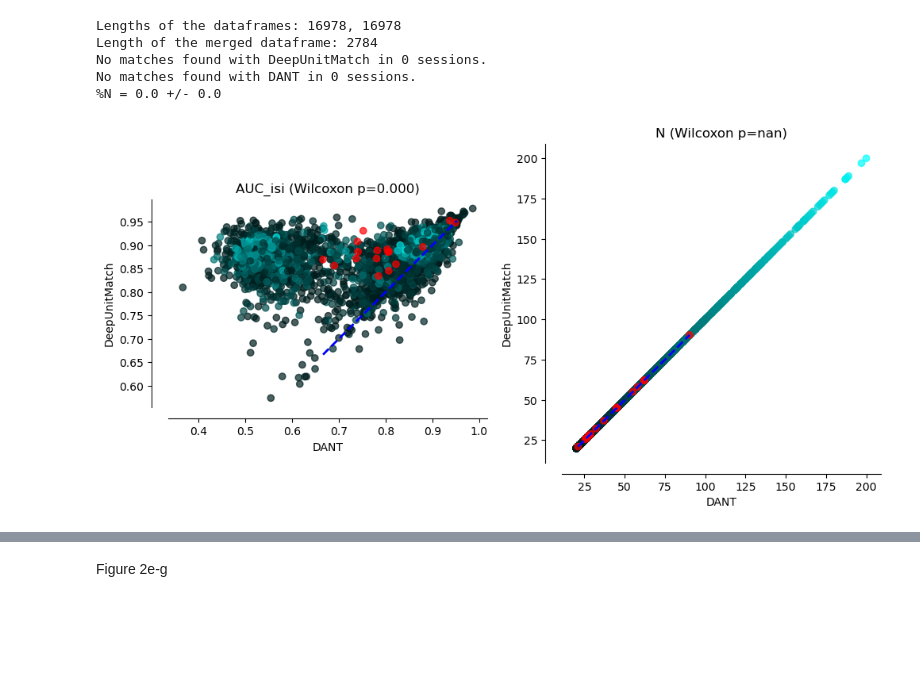
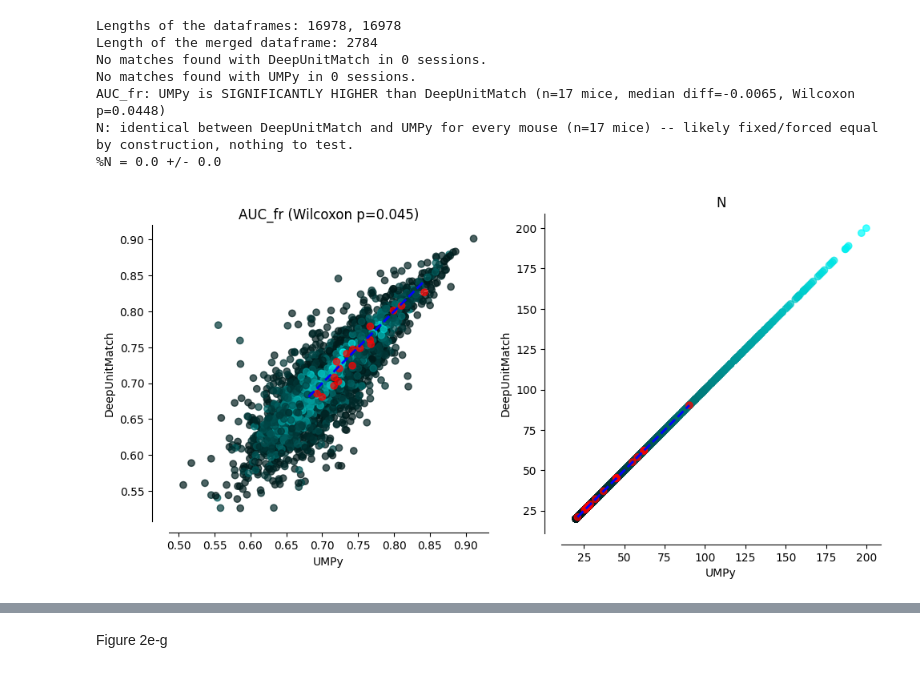
Before and after one commit to EnnyvanBeest/UnitMatch, a Jupyter notebook: UnitMatchPy/PaperAnalyses/figure2.ipynb, the cells around one changed output, grey strips where cells are left out. Saved outputs shown, nothing was run; the diff lists cells and outputs as text; code cells hidden in the pictures; blank space fills up the shorter version.

Commit message:
testing
Fixed _N like fast_testing
figure 2 random tests + CI band

```diff
--- a/UnitMatchPy/PaperAnalyses/figure2.ipynb
+++ b/UnitMatchPy/PaperAnalyses/figure2.ipynb
@@ -26,10 +26,10 @@ else:
     results_dir = RESULTS_DIR
 
 model1 = "DeepUnitMatch"
-# model2 = "UMPy"
+model2 = "UMPy"
 # model2 = 'EMD'
 # model2 = "DANT_no_functional"
-model2 = "DANT"
+#model2 = "DANT"
 # model2 = "n_output=256_after_ae_and_finetune"
 # model2 = "DUM_untrained"
 
@@ -57,9 +57,9 @@ print(f"No matches found with {model2} in {n_2} sessions.")
 # Take the mean AUC, recall, n and precision over each location for summary plots
 # which_metric = 'AUC_refpop_DeepUnitMatch'
 # which_metric = 'AUC_refpop_model'
-which_metric = 'AUC_isi'
+# which_metric = 'AUC_isi'
 # which_metric = 'AUC_natim'
-# which_metric = 'AUC_fr'
+which_metric = 'AUC_fr'
 # which_metric = 'AUC_isi_cv'
 # which_metric = 'Mean_score_isi'
 # which_metric = 'Mean_score_refpop'
@@ -93,6 +93,35 @@ mouse_to_color = {
 AUCs['colour'] = ['r' for m in AUCs['mouse']]
 # AUCs["colour"] = AUCs["mouse"].map(lambda m: mouse_to_color[m])
 
+def report_significance(vals1, vals2, label1, label2, metric_name, alpha=0.05):
+    """Paired Wilcoxon signed-rank test across mice, plus a plain-English verdict
+    on which model is significantly better (by median paired difference)."""
+    v1, v2 = np.asarray(vals1, dtype=float), np.asarray(vals2, dtype=float)
+    mask = ~np.isnan(v1) & ~np.isnan(v2)
+    diffs = v1[mask] - v2[mask]
+    median_diff = np.median(diffs) if len(diffs) else np.nan
+
+    if len(diffs) == 0:
+        print(f"{metric_name}: no paired data to test.")
+        return None
+    if np.all(diffs == 0):
+        # Wilcoxon is undefined when every paired difference is exactly zero
+        # (e.g. N here is forced equal between models by the fixed_N pipeline).
+        print(f"{metric_name}: identical between {label1} and {label2} for every mouse "
+              f"(n={mask.sum()} mice) -- likely fixed/forced equal by construction, "
+              f"nothing to test.")
+        return None
+
+    result = wilcoxon(diffs)
+    if result.pvalue < alpha:
+        better, worse = (label1, label2) if median_diff > 0 else (label2, label1)
+        verdict = f"{better} is SIGNIFICANTLY HIGHER than {worse}"
+    else:
+        verdict = f"no significant difference between {label1} and {label2}"
+    print(f"{metric_name}: {verdict} "
+          f"(n={mask.sum()} mice, median diff={median_diff:+.4f}, Wilcoxon p={result.pvalue:.4f})")
+    return result
+
 fig, axs = plt.subplots(1, 2, figsize=(10, 5))
 
 rgb = np.column_stack([
@@ -105,44 +134,46 @@ rgb = np.column_stack([
 ax = axs[0]
 ax.scatter(merged[which_metric + "_2"], merged[which_metric], alpha=0.7, c=rgb)
 ax.scatter(AUCs["model2"], AUCs["model1"], alpha=0.7, c=AUCs["colour"])
-wilcoxon_result = wilcoxon(AUCs["model1"], AUCs["model2"], nan_policy="omit")
+wilcoxon_result = report_significance(AUCs["model1"], AUCs["model2"], model1, model2, which_metric)
 lims = [np.nanmin(np.concatenate((AUCs["model1"].values, AUCs["model2"].values))), np.nanmax(np.concatenate((AUCs["model1"].values, AUCs["model2"].values)))]
 ax.plot(lims, lims, "b--", lw=2)
 ax.grid()
 ax.set_aspect("equal")
 ax.set(xlabel=model2, ylabel=model1, title="AUC")
-ax.set_title(f"{which_metric} (Wilcoxon p={wilcoxon_result.pvalue:.3f})")
+ax.set_title(f"{which_metric} (Wilcoxon p={wilcoxon_result.pvalue:.3f})" if wilcoxon_result is not None else which_metric)
 
 ax = axs[1]
 ax.scatter(merged["N_2"], merged["N"], alpha=0.7, c=rgb)
 ax.scatter(Ns["model2"], Ns["model1"], alpha=0.7, c=AUCs["colour"])
-wilcoxon_result = wilcoxon(Ns["model1"], Ns["model2"], nan_policy="omit")
+wilcoxon_result = report_significance(Ns["model1"], Ns["model2"], model1, model2, "N")
 lims = [np.nanmin(np.concatenate((Ns["model1"].values, Ns["model2"].values))), np.nanmax(np.concatenate((Ns["model1"].values, Ns["model2"].values)))]
 ax.plot(lims, lims, "b--", lw=2)
 # ax.set_ylim(lims)
 # ax.set_xlim(lims)
 ax.grid()
 ax.set_aspect("equal")
 ax.set(xlabel=model2, ylabel=model1, title="N")
-ax.set_title(f"N (Wilcoxon p={wilcoxon_result.pvalue:.3f})")
+ax.set_title(f"N (Wilcoxon p={wilcoxon_result.pvalue:.3f})" if wilcoxon_result is not None else "N")
 
 # save figures
 for ax in axs:
     ax.grid(False)
     ax.spines[["right", "top"]].set_visible(False)
     ax.spines["left"].set_position(("outward", 15))
     ax.spines["bottom"].set_position(("outward", 10))
 plt.rcParams["svg.fonttype"] = "none"
 plt.tight_layout()
 # plt.savefig(os.path.join(fig_dir, "AUC_N_scatter.png"), dpi=300, bbox_inches='tight', format='png')
 # plt.savefig(os.path.join(fig_dir, "AUC_N_scatter.svg"), dpi=300, bbox_inches='tight', format='svg')
 
 perc = (Ns["model1"] - Ns["model2"])/Ns["model2"]*100
 print(f"%N = {np.mean(perc)} +/- {np.std(perc)/np.sum(~np.isnan(perc))}")
 # %% [output]
 Lengths of the dataframes: 16978, 16978
 Length of the merged dataframe: 2784
 No matches found with DeepUnitMatch in 0 sessions.
-No matches found with DANT in 0 sessions.
+No matches found with UMPy in 0 sessions.
+AUC_fr: UMPy is SIGNIFICANTLY HIGHER than DeepUnitMatch (n=17 mice, median diff=-0.0065, Wilcoxon p=0.0448)
+N: identical between DeepUnitMatch and UMPy for every mouse (n=17 mice) -- likely fixed/forced equal by construction, nothing to test.
 %N = 0.0 +/- 0.0
-[figure, old version]
+[figure, new version]
```
Also changed, not shown: parts of 14 cells of this notebook, 1 other file.
